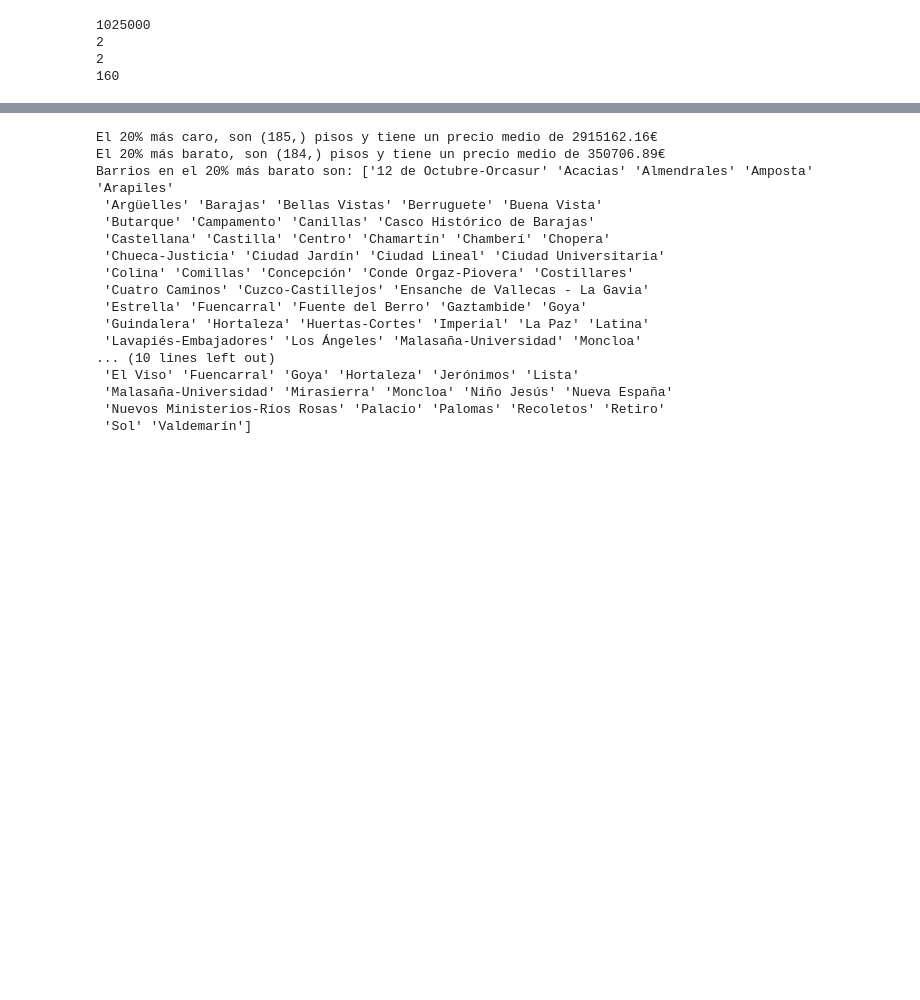
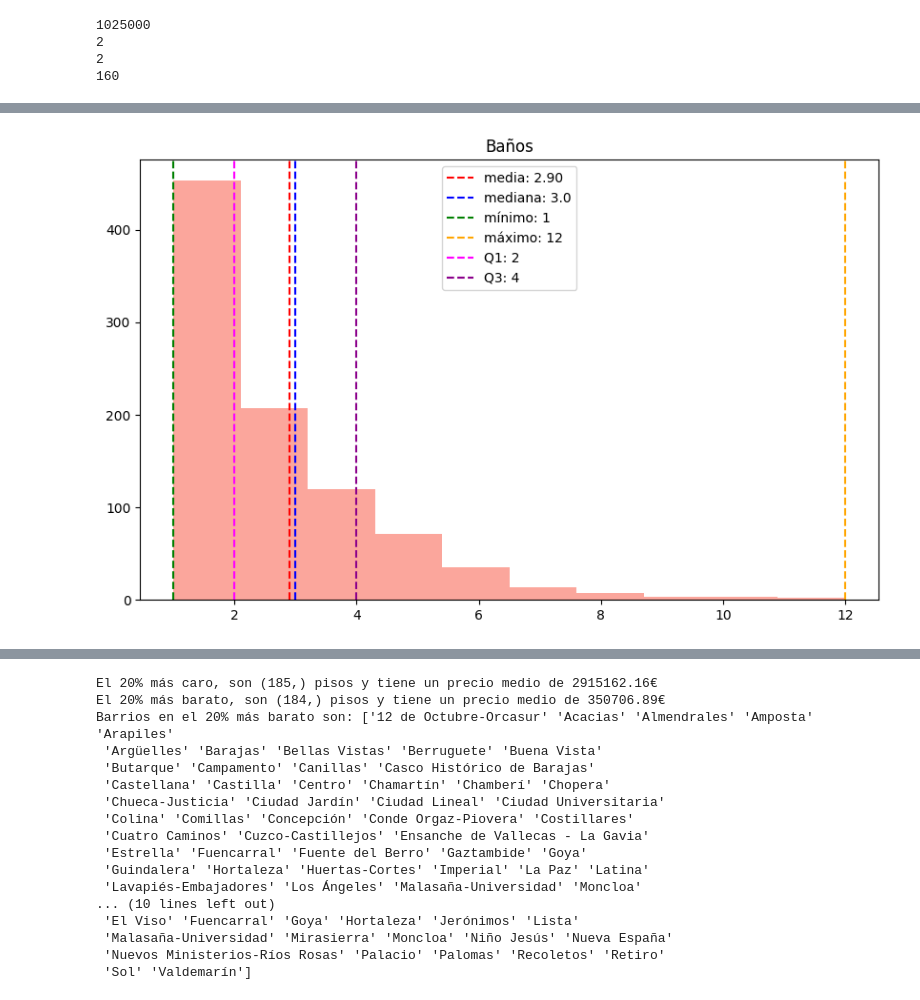
Before and after one commit to Noelia-MS/Ejercicios-Noelia, a Jupyter notebook: MOD02_Numpy/PROYECTO MOD02/m2_Noelia_Madrigal.ipynb, the cells around one changed output, grey strips where cells are left out. Cells and saved outputs as stored; diff of their text form; code cells hidden in the pictures; blank space fills up the shorter version.

```diff
--- a/MOD02_Numpy/PROYECTO MOD02/m2_Noelia_Madrigal.ipynb
+++ b/MOD02_Numpy/PROYECTO MOD02/m2_Noelia_Madrigal.ipynb
@@ -178,0 +190,18 @@ plt.legend(loc=0);
+# %%
+baños_media = np.mean(baños)
+baños_mediana = np.median(baños)
+baños_minimo = np.min(baños)
+baños_maximo = np.max (baños)
+
+plt.figure(figsize=(10, 6))
+plt.hist(baños, bins=10, color='salmon', alpha=0.7)
+plt.title("Baños")
+plt.axvline(baños_media, color='red', linestyle='dashed', label=f'media: {baños_media:.2f}')
+plt.axvline(baños_mediana, color='blue', linestyle='dashed', label=f'mediana: {baños_mediana}')
+plt.axvline(baños_minimo, color='green', linestyle='dashed', label=f'mínimo: {baños_minimo}')
+plt.axvline(baños_maximo, color='orange', linestyle='dashed', label=f'máximo: {baños_maximo}')
+plt.axvline(Q_baños[0], color='magenta', linestyle='dashed', label=f'Q1: {Q_baños[0]}')
+plt.axvline(Q_baños[2], color='darkmagenta', linestyle='dashed', label=f'Q3: {Q_baños[2]}')
+plt.legend(loc=0);
+# %% [output]
+[figure, added]
```
Also changed, not shown: parts of 31 cells of this notebook.
